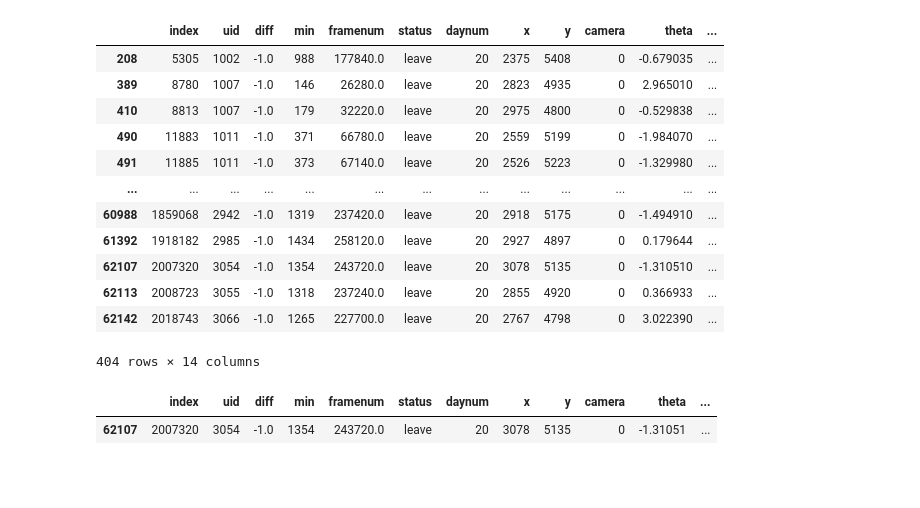
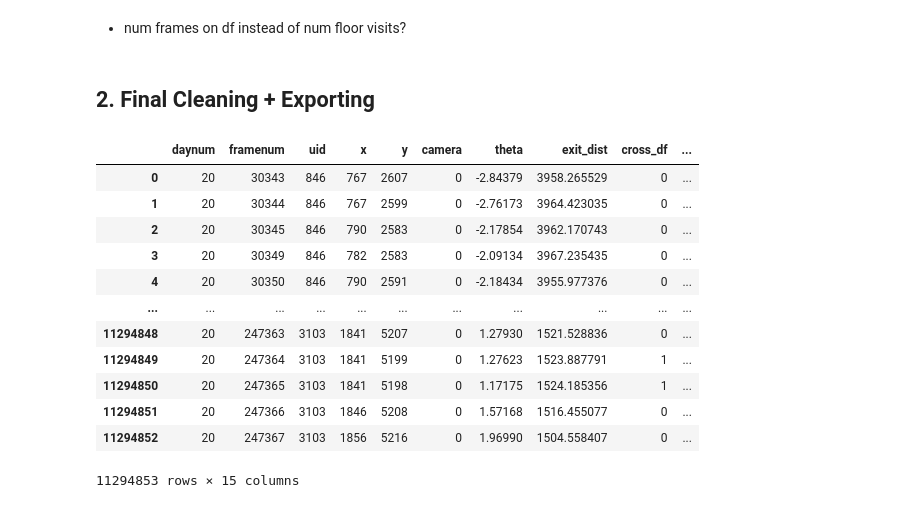
Before and after one commit to Collective-Logic-Lab/honey-bee-behavior, a Jupyter notebook: forage_model_SUM2024.ipynb, the cells around one changed output. Cells and saved outputs as stored; diff of their text form; code cells hidden in the pictures; blank space fills up the shorter version.

```diff
--- a/forage_model_SUM2024.ipynb
+++ b/forage_model_SUM2024.ipynb
@@ -235,0 +270,13 @@ leave[['daynum', 'uid', 'framenum', 'exit_dist', 'running_total_df_visits']]
+# %%
+#STEP 1: Enter day number, minimum dist from exit in px, minimum time gone in frames, num of frames before to count dance floor visits
+daynum = 20
+exit_threshold = 1000 # in pixels
+min_time_gone = 900 # 900 frames = 5 mins
+time_threshold_historical_dfvists = 1800 # in frames
+
+#loading...--------------------
+loadData(daynum)
+beeTraj = getBeeTraj(daynum)
+
+leavingEvents = NEWleavingEvents(beeTraj, 1000, 900, 1800)
+#------------------------------
@@ -278,22 +317,23 @@ test[['uid', 'framenum', 'cross_df', 'running_total_df_visits']]
-# %%
-# ADDITION: Number of recent dance floor visits
-leave
-# %% [output]
-|  | index | uid | diff | min | framenum | status | daynum | x | y | camera | theta | ... |
-| 208 | 5305 | 1002 | -1.0 | 988 | 177840.0 | leave | 20 | 2375 | 5408 | 0 | -0.679035 | ... |
-| 389 | 8780 | 1007 | -1.0 | 146 | 26280.0 | leave | 20 | 2823 | 4935 | 0 | 2.965010 | ... |
-| 410 | 8813 | 1007 | -1.0 | 179 | 32220.0 | leave | 20 | 2975 | 4800 | 0 | -0.529838 | ... |
-| 490 | 11883 | 1011 | -1.0 | 371 | 66780.0 | leave | 20 | 2559 | 5199 | 0 | -1.984070 | ... |
-| 491 | 11885 | 1011 | -1.0 | 373 | 67140.0 | leave | 20 | 2526 | 5223 | 0 | -1.329980 | ... |
-| ... | ... | ... | ... | ... | ... | ... | ... | ... | ... | ... | ... | ... |
-| 60988 | 1859068 | 2942 | -1.0 | 1319 | 237420.0 | leave | 20 | 2918 | 5175 | 0 | -1.494910 | ... |
-| 61392 | 1918182 | 2985 | -1.0 | 1434 | 258120.0 | leave | 20 | 2927 | 4897 | 0 | 0.179644 | ... |
-| 62107 | 2007320 | 3054 | -1.0 | 1354 | 243720.0 | leave | 20 | 3078 | 5135 | 0 | -1.310510 | ... |
-| 62113 | 2008723 | 3055 | -1.0 | 1318 | 237240.0 | leave | 20 | 2855 | 4920 | 0 | 0.366933 | ... |
-| 62142 | 2018743 | 3066 | -1.0 | 1265 | 227700.0 | leave | 20 | 2767 | 4798 | 0 | 3.022390 | ... |
-404 rows × 14 columns
-# %%
-leave[(leave['uid'] == 3054) & (leave['framenum'] > 203720.0)]
-# %% [output]
-|  | index | uid | diff | min | framenum | status | daynum | x | y | camera | theta | ... |
-| 62107 | 2007320 | 3054 | -1.0 | 1354 | 243720.0 | leave | 20 | 3078 | 5135 | 0 | -1.31051 | ... |
+# %% [markdown]
+- num frames on df instead of num floor visits?
+# %% [markdown]
+## 2. Final Cleaning + Exporting
+# %%
+allEvents = pd.merge(beeTraj, leavingEvents, how='left', indicator=True)
+allEvents['status'] = allEvents['_merge'].map({'both': 'leave','left_only': 'no change'})
+# %%
+allEvents
+# %% [output]
+|  | daynum | framenum | uid | x | y | camera | theta | exit_dist | cross_df | ... |
+| 0 | 20 | 30343 | 846 | 767 | 2607 | 0 | -2.84379 | 3958.265529 | 0 | ... |
+| 1 | 20 | 30344 | 846 | 767 | 2599 | 0 | -2.76173 | 3964.423035 | 0 | ... |
+| 2 | 20 | 30345 | 846 | 790 | 2583 | 0 | -2.17854 | 3962.170743 | 0 | ... |
+| 3 | 20 | 30349 | 846 | 782 | 2583 | 0 | -2.09134 | 3967.235435 | 0 | ... |
+| 4 | 20 | 30350 | 846 | 790 | 2591 | 0 | -2.18434 | 3955.977376 | 0 | ... |
+| ... | ... | ... | ... | ... | ... | ... | ... | ... | ... | ... |
+| 11294848 | 20 | 247363 | 3103 | 1841 | 5207 | 0 | 1.27930 | 1521.528836 | 0 | ... |
+| 11294849 | 20 | 247364 | 3103 | 1841 | 5199 | 0 | 1.27623 | 1523.887791 | 1 | ... |
+| 11294850 | 20 | 247365 | 3103 | 1841 | 5198 | 0 | 1.17175 | 1524.185356 | 1 | ... |
+| 11294851 | 20 | 247366 | 3103 | 1846 | 5208 | 0 | 1.57168 | 1516.455077 | 0 | ... |
+| 11294852 | 20 | 247367 | 3103 | 1856 | 5216 | 0 | 1.96990 | 1504.558407 | 0 | ... |
+11294853 rows × 15 columns
```
Also changed, not shown: parts of 18 cells of this notebook, 2 other files.
